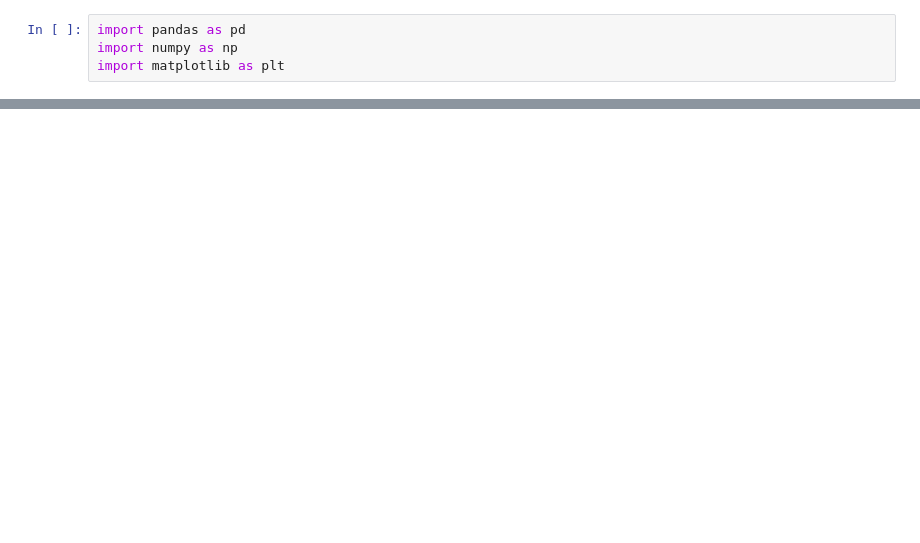
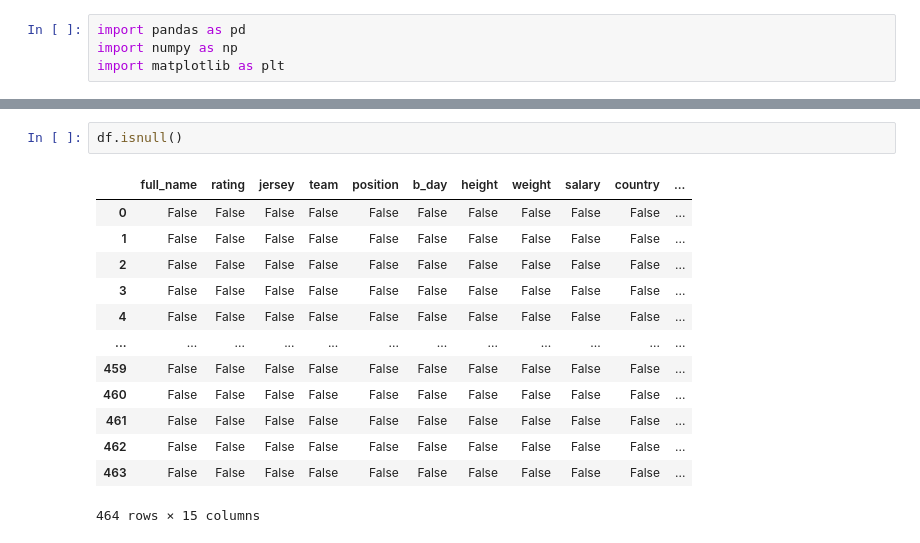
Before and after one commit to sauravsinha007/player_salary_prediction, a Jupyter notebook: player_salary_prediction.ipynb, the cells around one changed output, grey strips where cells are left out. Drawn from its saved outputs; the diff is of its cells as text; blank space fills up the shorter version.

Commit message:
Update player_salary_prediction.ipynb
- Done Data Pre processing task

```diff
--- a/player_salary_prediction.ipynb
+++ b/player_salary_prediction.ipynb
@@ -14,0 +39,16 @@ df.head()
+# %%
+df.isnull()
+# %% [output]
+|  | full_name | rating | jersey | team | position | b_day | height | weight | salary | country | ... |
+| 0 | False | False | False | False | False | False | False | False | False | False | ... |
+| 1 | False | False | False | False | False | False | False | False | False | False | ... |
+| 2 | False | False | False | False | False | False | False | False | False | False | ... |
+| 3 | False | False | False | False | False | False | False | False | False | False | ... |
+| 4 | False | False | False | False | False | False | False | False | False | False | ... |
+| ... | ... | ... | ... | ... | ... | ... | ... | ... | ... | ... | ... |
+| 459 | False | False | False | False | False | False | False | False | False | False | ... |
+| 460 | False | False | False | False | False | False | False | False | False | False | ... |
+| 461 | False | False | False | False | False | False | False | False | False | False | ... |
+| 462 | False | False | False | False | False | False | False | False | False | False | ... |
+| 463 | False | False | False | False | False | False | False | False | False | False | ... |
+464 rows × 15 columns
```
Also changed, not shown: parts of 35 cells of this notebook.
